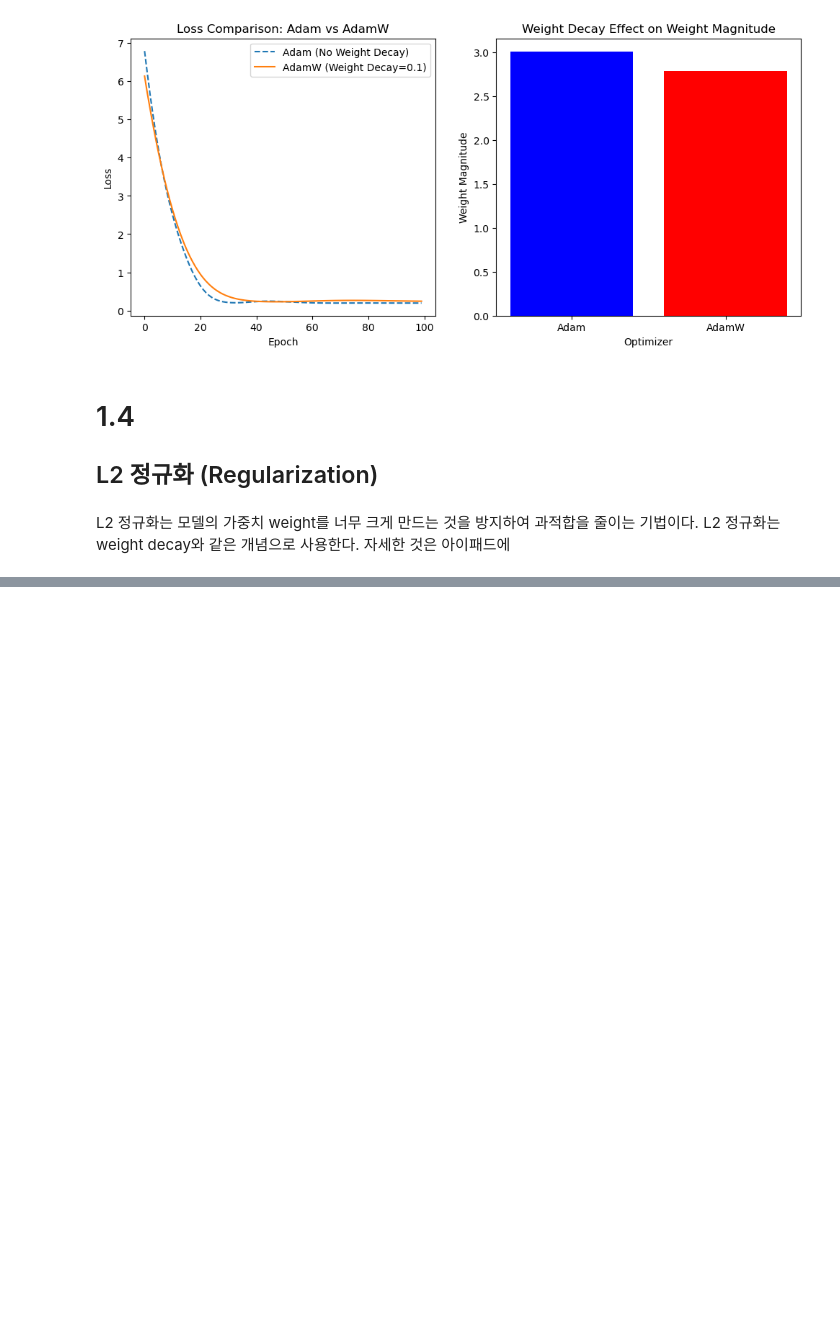
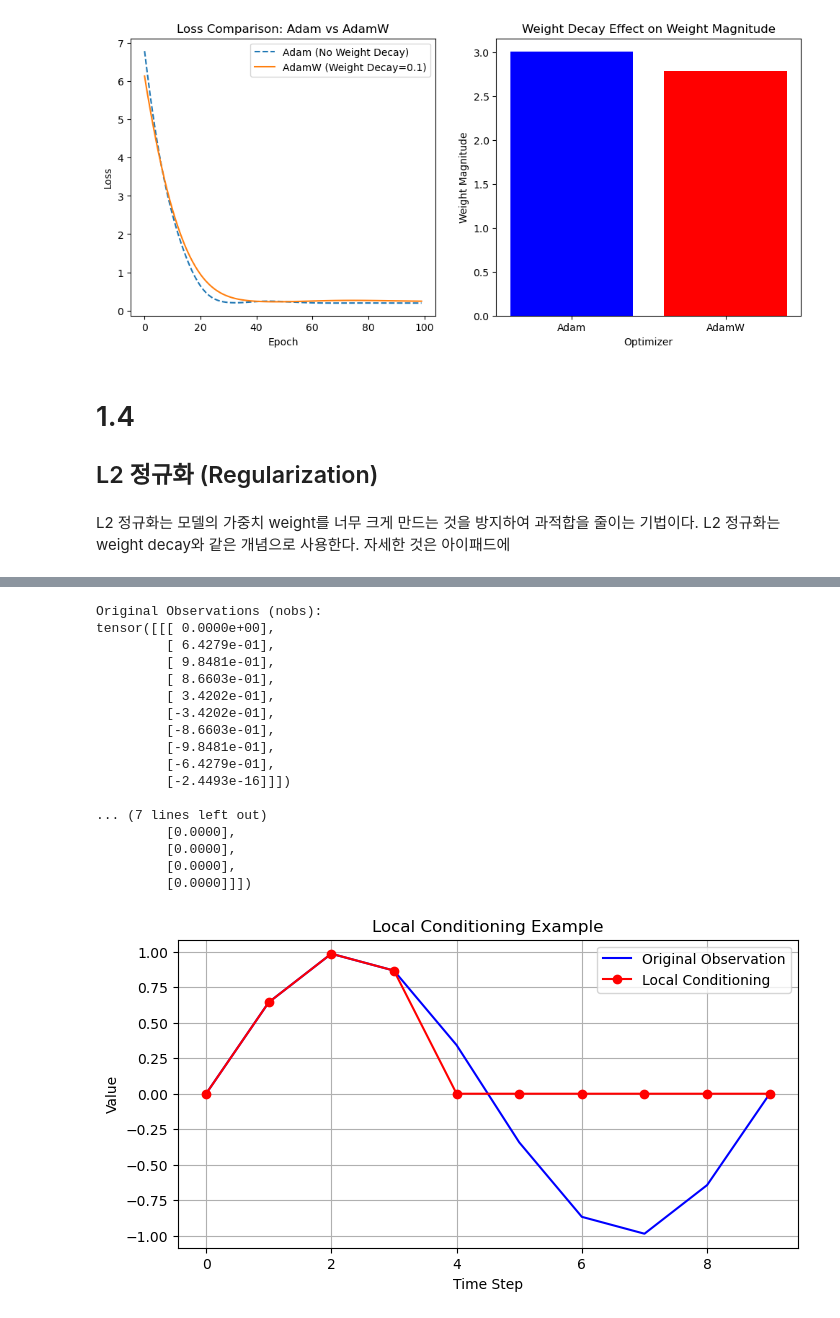
Before and after one commit to choibrandon/diffusion_policy_study, a Jupyter notebook: studying.ipynb, the cells around one changed output, grey strips where cells are left out. Cells and saved outputs as stored; diff of their text form; code cells hidden in the pictures; blank space fills up the shorter version.

```diff
--- a/studying.ipynb
+++ b/studying.ipynb
@@ -218,0 +271,58 @@ L2 정규화는 모델의 가중치 weight를 너무 크게 만드는 것을 방
+# %%
+import matplotlib.pyplot as plt
+import numpy as np
+import torch
+B= 1
+T =10
+Do= 1
+To = 4 # 조건으로사용할 타임스텝수 (LOcal Condition)
+
+#예제 0~2pi 구간에서 사인파 생성
+
+t = np.linspace(0, 2*np.pi, T) # 0~2pi 구간에서 T(10)개의 점 생성
+data = np.sin(t)
+#nobs: 정규화된 관측 데이터
+nobs = torch.tensor(data, dtype=torch.float32).view(B, T, Do)
+
+#local_cond: 로컬 조건
+#전체 시퀀스 길이 T, 관측 차원 Do의 텐서를 0으로 초기화
+
+local_cond = torch.zeros(size=(B, T, Do))
+local_cond[:, :To] = nobs[:, :To]
+
+#그래프 출력
+
+print("Original Observations (nobs):")
+print(nobs)
+print("\nLocal Conditioned Data (local_cond):") #\n은 줄바꿈
+print(local_cond)
+plt.figure(figsize=(8, 4))
+# 원본 관측 데이터: sine wave 전체
+plt.plot(range(T), nobs[0, :, 0].numpy(), 'b-', label="Original Observation")
+# Local Conditioning: 처음 To 타임스텝은 sine wave, 이후는 0
+plt.plot(range(T), local_cond[0, :, 0].numpy(), 'ro-', label="Local Conditioning")
+plt.xlabel("Time Step")
+plt.ylabel("Value")
+plt.title("Local Conditioning Example")
+plt.legend()
+plt.grid(True)
+plt.show()
+# %% [output]
+Original Observations (nobs):
+tensor([[[ 0.0000e+00],
+         [ 6.4279e-01],
+         [ 9.8481e-01],
+         [ 8.6603e-01],
+         [ 3.4202e-01],
+         [-3.4202e-01],
+         [-8.6603e-01],
+         [-9.8481e-01],
+         [-6.4279e-01],
+         [-2.4493e-16]]])
+
+... (7 lines left out)
+         [0.0000],
+         [0.0000],
+         [0.0000],
+         [0.0000]]])
+[figure, added]
```
Also changed, not shown: parts of 14 cells of this notebook, 3 other files.
